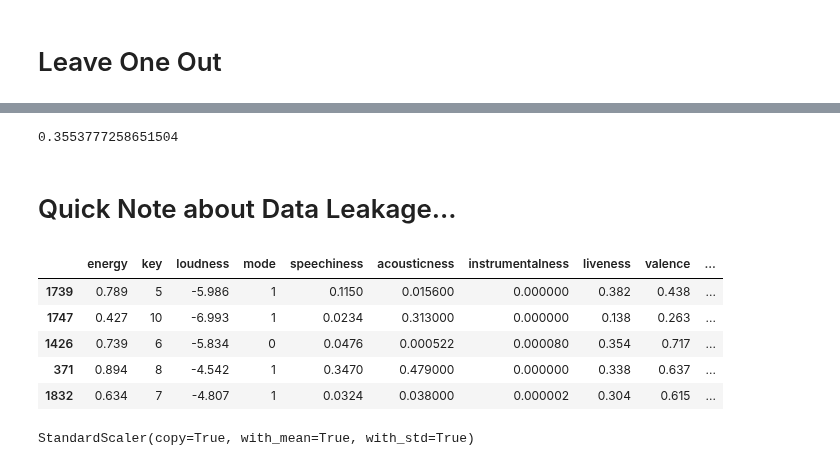
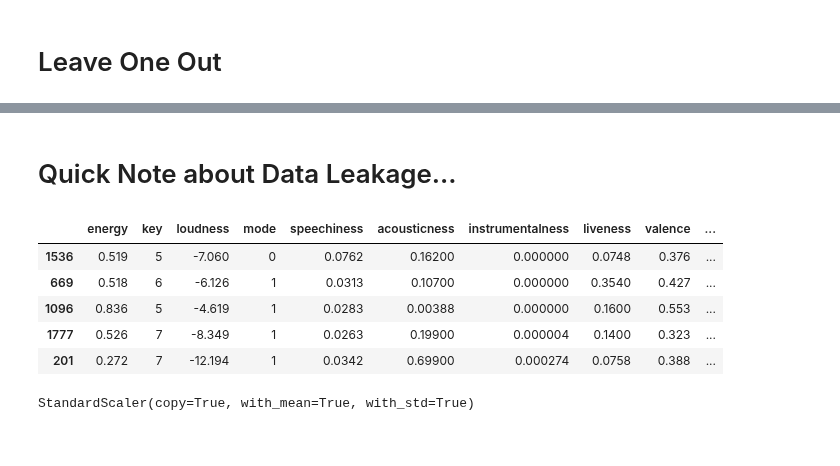
Before and after one commit to chelseaparlett/CPSC392ParlettPelleriti, a Jupyter notebook: InClass/LectureNotebooks/Class8.ipynb, the cells around one changed output, grey strips where cells are left out. Cells and saved outputs as stored; diff of their text form; code cells hidden in the pictures.

```diff
--- a/InClass/LectureNotebooks/Class8.ipynb
+++ b/InClass/LectureNotebooks/Class8.ipynb
@@ -147,20 +177,20 @@ true_vs_pred.head()
-# %%
-r2_score(y, y_pred)
-# %% [output]
-0.3553777258651504
 # %% [markdown]
 # Quick Note about Data Leakage...
-# %%
-# Say you want to standardize...
-
-X_train.head()
-# %% [output]
-|  | energy | key | loudness | mode | speechiness | acousticness | instrumentalness | liveness | valence | ... |
-| 1739 | 0.789 | 5 | -5.986 | 1 | 0.1150 | 0.015600 | 0.000000 | 0.382 | 0.438 | ... |
-| 1747 | 0.427 | 10 | -6.993 | 1 | 0.0234 | 0.313000 | 0.000000 | 0.138 | 0.263 | ... |
-| 1426 | 0.739 | 6 | -5.834 | 0 | 0.0476 | 0.000522 | 0.000080 | 0.354 | 0.717 | ... |
-| 371 | 0.894 | 8 | -4.542 | 1 | 0.3470 | 0.479000 | 0.000000 | 0.338 | 0.637 | ... |
-| 1832 | 0.634 | 7 | -4.807 | 1 | 0.0324 | 0.038000 | 0.000002 | 0.304 | 0.615 | ... |
+# %%
+# Say you want to standardize...
+# Split Data
+predictors = ["energy", "key", "loudness", "mode", "speechiness", "acousticness", "instrumentalness", "liveness", "valence", "duration_ms"]
+
+X_train, X_test, y_train, y_test = train_test_split(m[predictors], m["danceability"], test_size=0.2)
+
+X_train.head()
+# %% [output]
+|  | energy | key | loudness | mode | speechiness | acousticness | instrumentalness | liveness | valence | ... |
+| 1536 | 0.519 | 5 | -7.060 | 0 | 0.0762 | 0.16200 | 0.000000 | 0.0748 | 0.376 | ... |
+| 669 | 0.518 | 6 | -6.126 | 1 | 0.0313 | 0.10700 | 0.000000 | 0.3540 | 0.427 | ... |
+| 1096 | 0.836 | 5 | -4.619 | 1 | 0.0283 | 0.00388 | 0.000000 | 0.1600 | 0.553 | ... |
+| 1777 | 0.526 | 7 | -8.349 | 1 | 0.0263 | 0.19900 | 0.000004 | 0.1400 | 0.323 | ... |
+| 201 | 0.272 | 7 | -12.194 | 1 | 0.0342 | 0.69900 | 0.000274 | 0.0758 | 0.388 | ... |
 # %%
 zscore = StandardScaler()
 # %%
```
Also changed, not shown: parts of 21 cells of this notebook.
